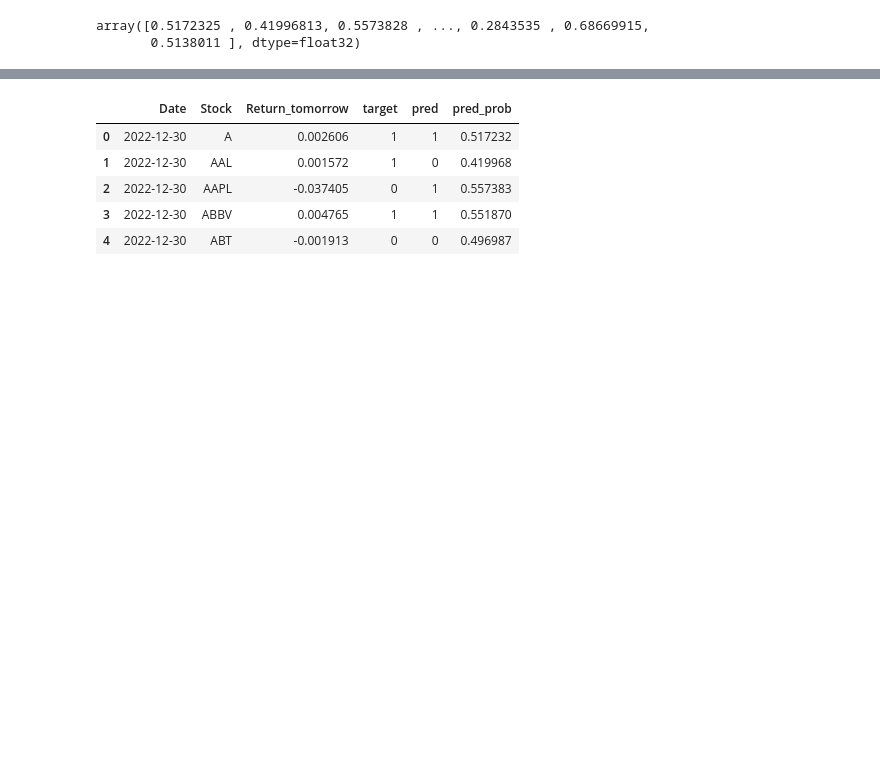
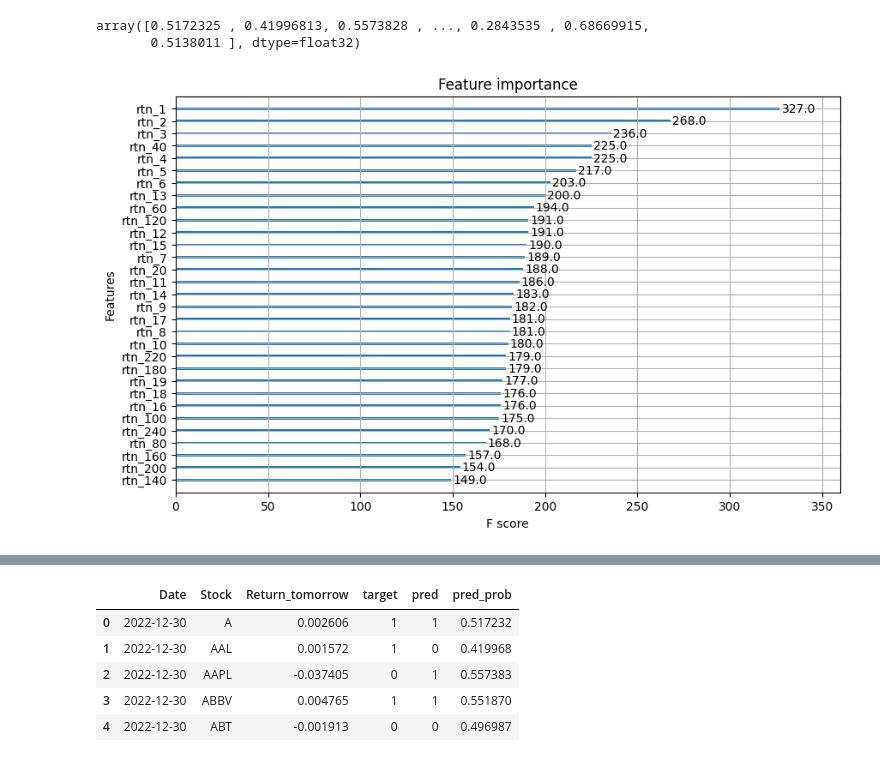
Before and after one commit to online727/SMS, a Jupyter notebook: xgboost.ipynb, the cells around one changed output, grey strips where cells are left out. Saved outputs shown, nothing was run; the diff lists cells and outputs as text; code cells hidden in the pictures; blank space fills up the shorter version.

```diff
--- a/xgboost.ipynb
+++ b/xgboost.ipynb
@@ -87,3 +119,11 @@ test_pred_prob
 # %% [output]
 array([0.5172325 , 0.41996813, 0.5573828 , ..., 0.2843535 , 0.68669915,
        0.5138011 ], dtype=float32)
+# %%
+# plot feature importance
+import matplotlib.pyplot as plt
+plt.figure(figsize=(10, 6))
+xgb.plot_importance(model, ax=plt.gca())
+plt.show()
+# %% [output]
+[figure, added]
```
Also changed, not shown: parts of 3 cells of this notebook.
